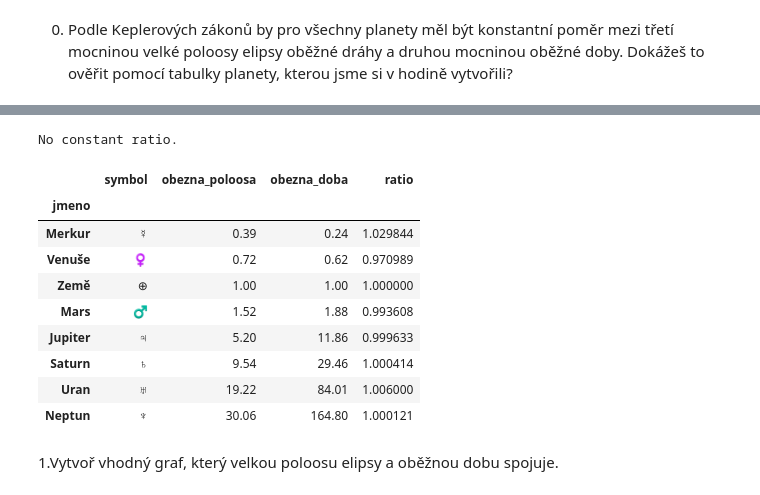
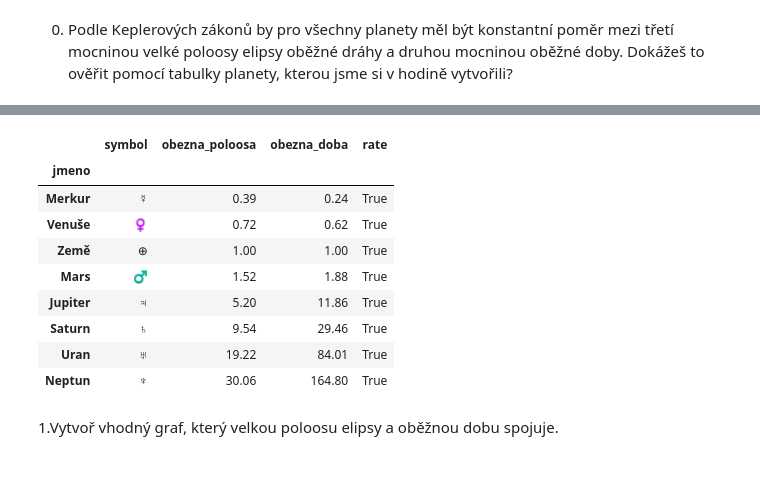
Before and after one commit to hadka/python_data_training, a Jupyter notebook: Ukoly 2.ipynb, the cells around one changed output, grey strips where cells are left out. Drawn from its saved outputs; the diff is of its cells as text; code cells hidden in the pictures.

```diff
--- a/Ukoly 2.ipynb
+++ b/Ukoly 2.ipynb
@@ -27,25 +46,17 @@ planety
-# %%
-planety["ratio"] = (planety["obezna_poloosa"] ** 3) / (planety["obezna_doba"] ** 2)
-cats = planety["ratio"].astype("category")
-d = dict(enumerate(cats.cat.categories))
-if(len(d) > 1):
-    print("No constant ratio.")
-else:
-    print("Constant ratio")
-
-planety
-# %% [output]
-No constant ratio.
-|  | symbol | obezna_poloosa | obezna_doba | ratio |
-| jmeno |  |  |  |  |
-| Merkur | ☿ | 0.39 | 0.24 | 1.029844 |
-| Venuše | ♀ | 0.72 | 0.62 | 0.970989 |
-| Země | ⊕ | 1.00 | 1.00 | 1.000000 |
-| Mars | ♂ | 1.52 | 1.88 | 0.993608 |
-| Jupiter | ♃ | 5.20 | 11.86 | 0.999633 |
-| Saturn | ♄ | 9.54 | 29.46 | 1.000414 |
-| Uran | ♅ | 19.22 | 84.01 | 1.006000 |
-| Neptun | ♆ | 30.06 | 164.80 | 1.000121 |
+# %%
+planety.loc[round((planety["obezna_poloosa"] ** 3) / (planety["obezna_doba"] ** 2)) == 1, "rate"] = True
+planety
+# %% [output]
+|  | symbol | obezna_poloosa | obezna_doba | rate |
+| jmeno |  |  |  |  |
+| Merkur | ☿ | 0.39 | 0.24 | True |
+| Venuše | ♀ | 0.72 | 0.62 | True |
+| Země | ⊕ | 1.00 | 1.00 | True |
+| Mars | ♂ | 1.52 | 1.88 | True |
+| Jupiter | ♃ | 5.20 | 11.86 | True |
+| Saturn | ♄ | 9.54 | 29.46 | True |
+| Uran | ♅ | 19.22 | 84.01 | True |
+| Neptun | ♆ | 30.06 | 164.80 | True |
 # %% [markdown]
 1.Vytvoř vhodný graf, který velkou poloosu elipsy a oběžnou dobu spojuje.
 # %%
```
Also changed, not shown: parts of 8 cells of this notebook, 1 other file.
